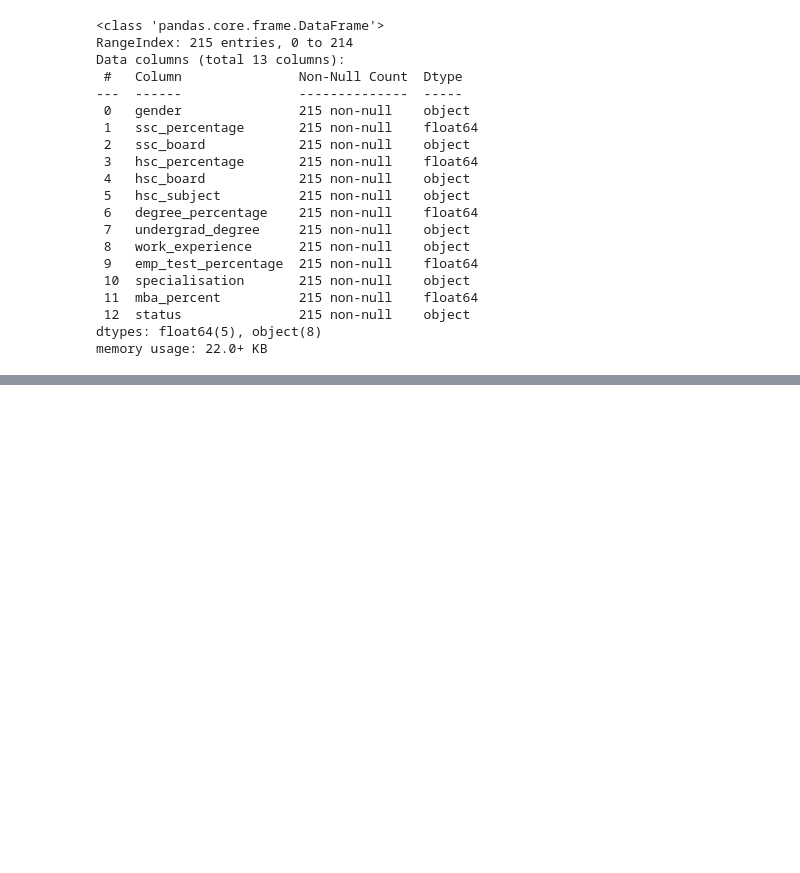
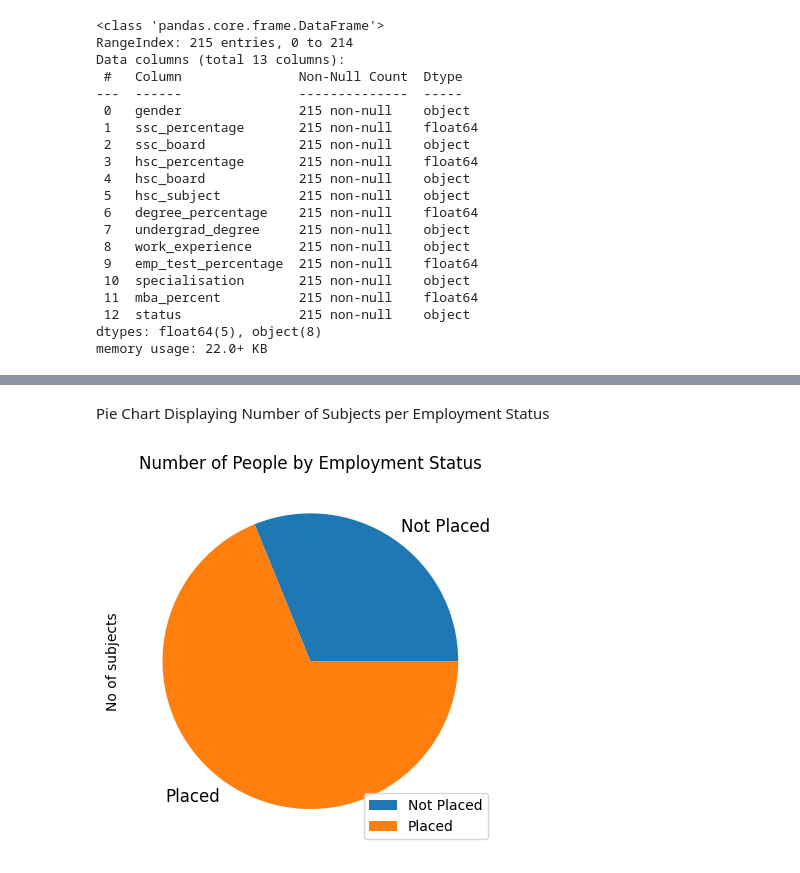
Before and after one commit to Dan23ws12/Kaggle-Job-Placement-Data-Analysis, a Jupyter notebook: Analysis and Predictions.ipynb, the cells around one changed output, grey strips where cells are left out. Saved outputs shown, nothing was run; the diff lists cells and outputs as text; code cells hidden in the pictures; blank space fills up the shorter version.

```diff
--- a/Analysis and Predictions.ipynb
+++ b/Analysis and Predictions.ipynb
@@ -81,0 +110,17 @@ memory usage: 22.0+ KB
+# %% [markdown]
+Pie Chart Displaying Number of Subjects per Employment Status
+# %%
+#retrieving the number of entries in gender column for each value of status
+def pie_chart_status():
+    num_status = job_placement.groupby(by=["status"]).count()["gender"]
+    num_status = num_status.reset_index()
+    num_status.rename(columns={"gender": "count"}, inplace=True) #renaming columns so it makes sense
+    num_status.set_index("status", inplace=True) #make status the index so it shows up on the legend
+    ax = num_status.plot(
+        kind="pie", y="count", title="Number of People by Employment Status", fontsize=12)
+    ax.set_ylabel("No of subjects")
+    plt.show()
+
+pie_chart_status()
+# %% [output]
+[figure, added]
```
Also changed, not shown: parts of 11 cells of this notebook.
